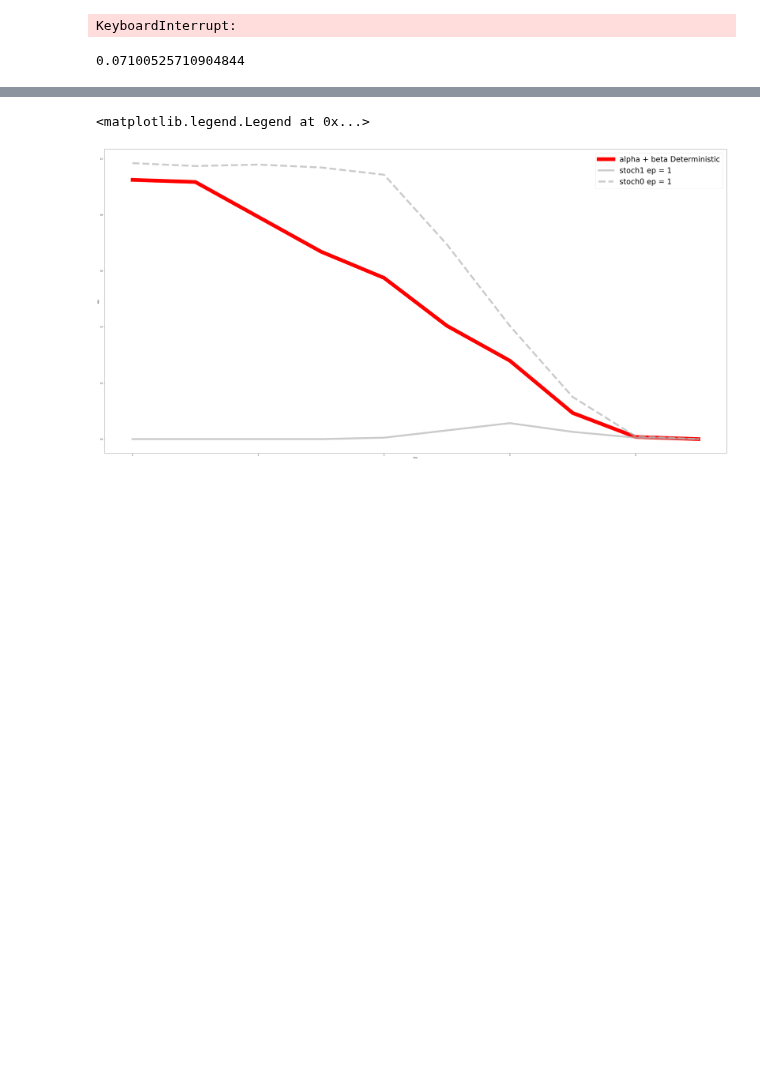
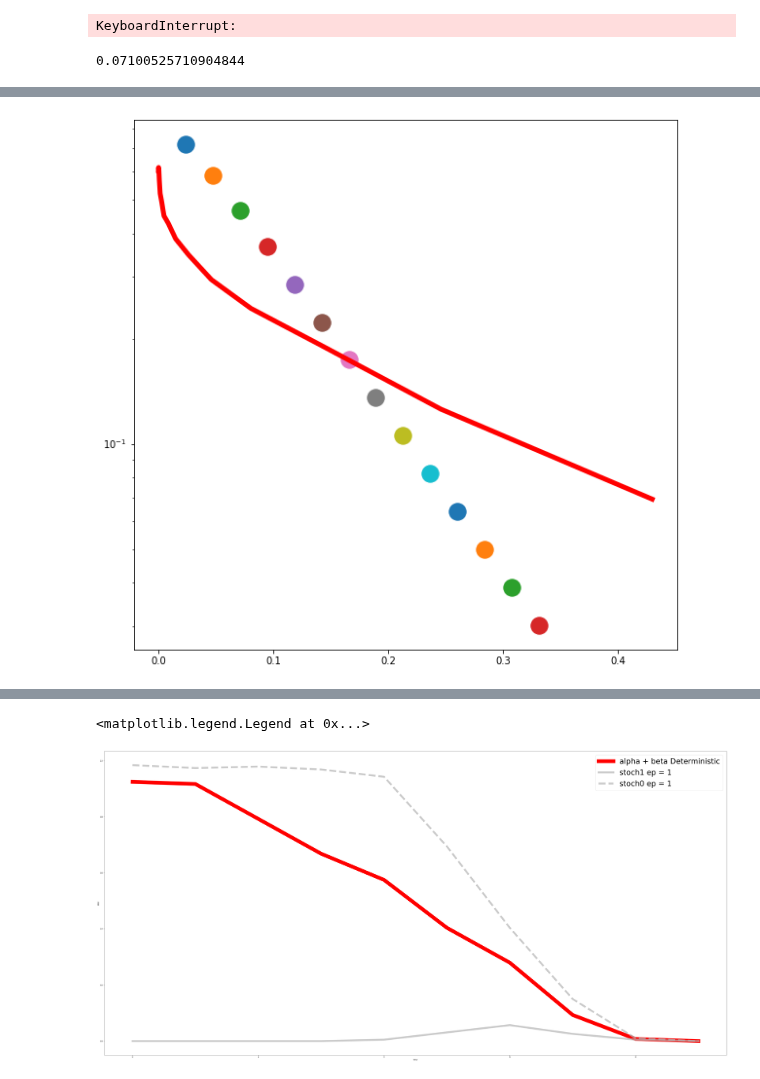
Before and after one commit to matibilkis/continuous, a Jupyter notebook: analysis/error_comparison.ipynb, the cells around one changed output, grey strips where cells are left out. Cells and saved outputs as stored; diff of their text form; code cells hidden in the pictures; blank space fills up the shorter version.

```diff
--- a/analysis/error_comparison.ipynb
+++ b/analysis/error_comparison.ipynb
@@ -180,0 +200,10 @@ ax.legend(prop={"size":30})
+# %%
+plt.figure(figsize=(10,10))
+M=16
+ax = plt.subplot(111)
+for b in np.arange(1,15,1):
+    ax.scatter(x=[b/(4*mu)], y=[avg_err_alpha(b)**(1/4)], s=300,label=r'$P_{err}^{stoch}$'+" = {}".format(np.round(ep(b),2)))
+ax.plot([times[ind] for ind in indis[:M]], np.array(deter["h0/h1"][:M]), linewidth=ldet, color="red", label=r'$\frac{1}{2}( \alpha + \beta)$' +"(deter)")
+ax.set_yscale("log")
+# %% [output]
+[figure, added]
```
Also changed, not shown: parts of 6 cells of this notebook, 7 other files.
